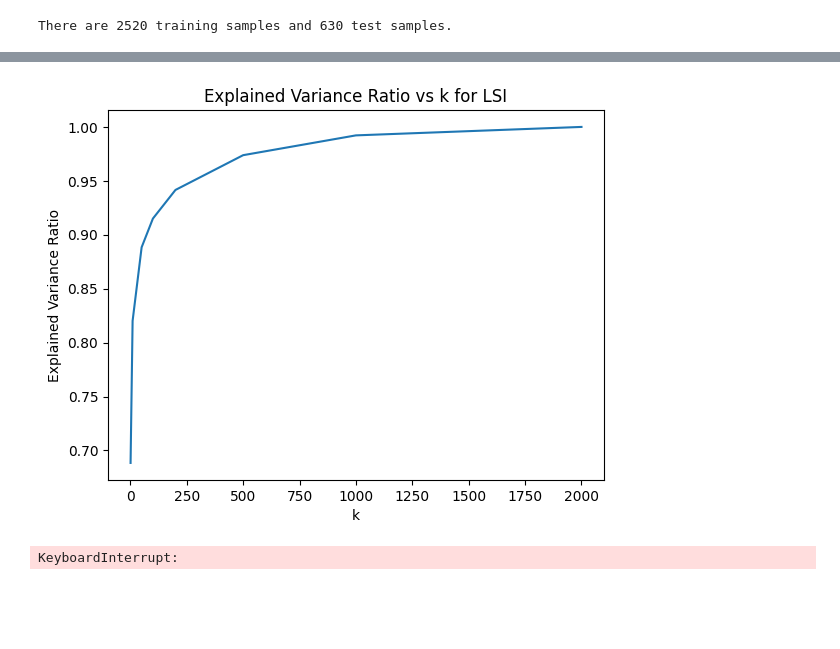
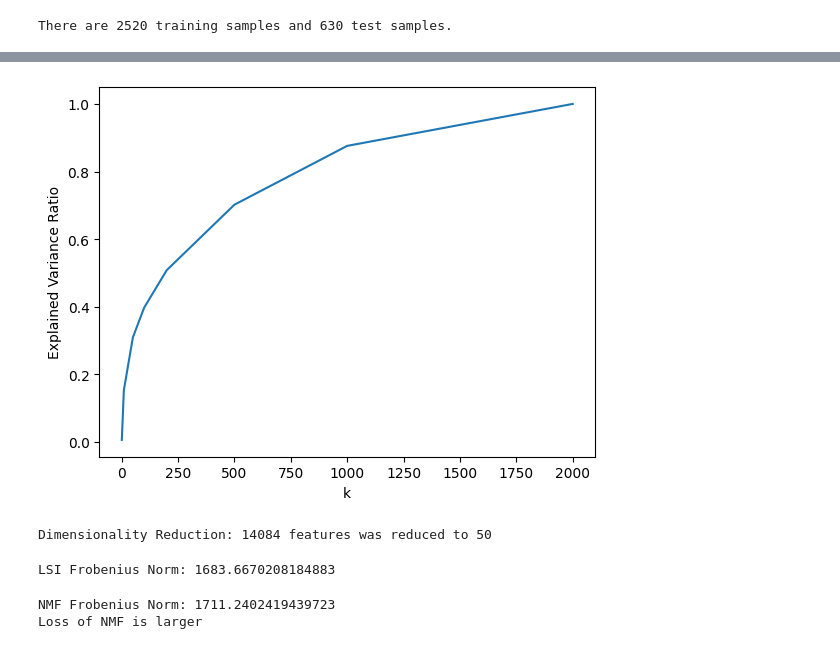
Before and after one commit to snawshad97/2023_2_Large-Scale-Data-Mining_ECE219, a Jupyter notebook: Projects/Project1/Project1_HHao_Q1-Q5.ipynb, the cells around one changed output, grey strips where cells are left out. Drawn from its saved outputs; the diff is of its cells as text; code cells hidden in the pictures; blank space fills up the shorter version.

```diff
--- a/Projects/Project1/Project1_HHao_Q1-Q5.ipynb
+++ b/Projects/Project1/Project1_HHao_Q1-Q5.ipynb
@@ -111,38 +178,62 @@ ytest = test['root_label_int'].values
 # %%
 ########## Question 4
 import matplotlib.pyplot as plt
 from sklearn.decomposition import TruncatedSVD, NMF
 
-k_values = [1, 10, 50, 100, 200, 500, 1000, 2000]
+k = [1, 10, 50, 100, 200, 500, 1000, 2000]
+explained_variance_ratio = []
 
-# LSI
-variance_ratios_lsi = []
-for k in k_values:
-    svd = TruncatedSVD(n_components=k, random_state=42)
-    Xtrain_lsi = svd.fit_transform(Xtrain)
-    variance_ratios_lsi.append(sum(svd.explained_variance_ratio_))
+for i in range(len(k)):
+    svd_t = TruncatedSVD(n_components=k[i], random_state=42)
+    svd_t.fit(Xtrain)
+    explained_variance_ratio.append(sum(svd_t.explained_variance_ratio_))
 
-plt.plot(k_values, variance_ratios_lsi)
-plt.title("Explained Variance Ratio vs k for LSI")
+plt.plot(k, explained_variance_ratio);
+plt.ylabel("Explained Variance Ratio")
 plt.xlabel("k")
-plt.ylabel("Explained Variance Ratio")
 plt.show()
-
-# NMF
-variance_ratios_nmf = []
-for k in k_values:
-    nmf = NMF(n_components=k, random_state=42)
-    nmf.fit(Xtrain)
-    variance_ratios_nmf.append(nmf.reconstruction_err_)
-
-plt.plot(k_values, variance_ratios_nmf, 'o-')
-plt.xlabel('Number of Components')
-plt.ylabel('Reconstruction Error')
-plt.title('NMF Reconstruction Error vs Number of Components')
-plt.show()
 # %% [output]
-[figure, old version]
+[figure, new version]
-KeyboardInterrupt:
+# %%
+k = 50
+svd = TruncatedSVD(n_components = k)
+#Fit the model on training data and then perform dimensionality reduction
+Xtrain_lsi = svd.fit_transform(Xtrain)
+Xtest_lsi = svd.transform(Xtest)
+
+print('Dimensionality Reduction: '+str(Xtrain.shape[1])+' features was reduced to '+str(Xtrain_lsi.shape[1]))
+# %% [output]
+Dimensionality Reduction: 14084 features was reduced to 50
+# %%
+u, s, vh = np.linalg.svd(Xtrain)
+sd = np.diag(s)
+vht = np.transpose(vh)
+
+k = 50
+LSI_FN = np.sum(np.square(np.array(Xtrain - u[:,:k] @ sd[0:k,0:k] @ vh[:k,:])))
+SIGMA_V = svd.components_
+LSI_err = np.sum(np.square(np.array(Xtrain - (Xtrain_lsi @SIGMA_V))))
+
+#LSI_MSE = MSE(word_counts_train, (u[:,:k] @ sd[0:k,0:k] @ vh[:k,:]))
+print("LSI Frobenius Norm:",LSI_FN)
+
+model = NMF(n_components=50, init='random', random_state=42)
+W = model.fit_transform(Xtrain)
+H = model.components_
+
+NMF_FN = np.sum(np.square(np.array(Xtrain - (W @ H))))
+#NMF_MSE = MSE(word_counts_train, (W @ H))
+print("NMF Frobenius Norm:",NMF_FN)
+#We need value in 4000
+
+if LSI_FN > NMF_FN:
+    print('Loss of LSI is larger')
+elif LSI_FN < NMF_FN:
+    print('Loss of NMF is larger')
+# %% [output]
+LSI Frobenius Norm: 1683.6670208184883
+NMF Frobenius Norm: 1711.2402419439723
+Loss of NMF is larger
 # %%
 import itertools
 def plot_confusion_matrix(cm, classes, normalize=False, title='Confusion matrix', cmap=plt.cm.Blues):
```
Also changed, not shown: parts of 5 cells of this notebook, 1 other file.
